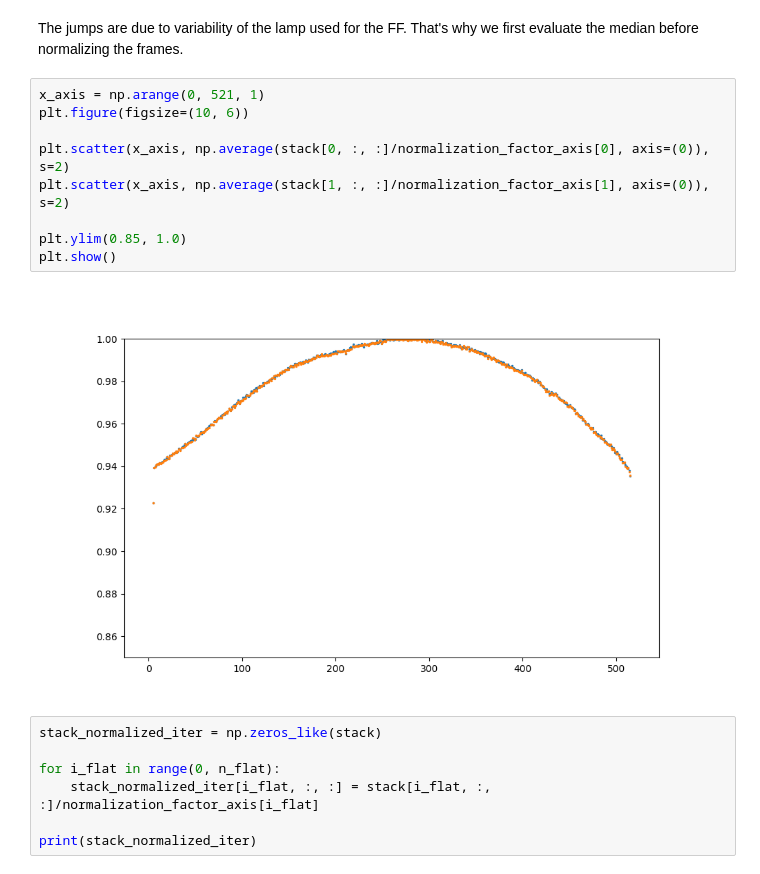
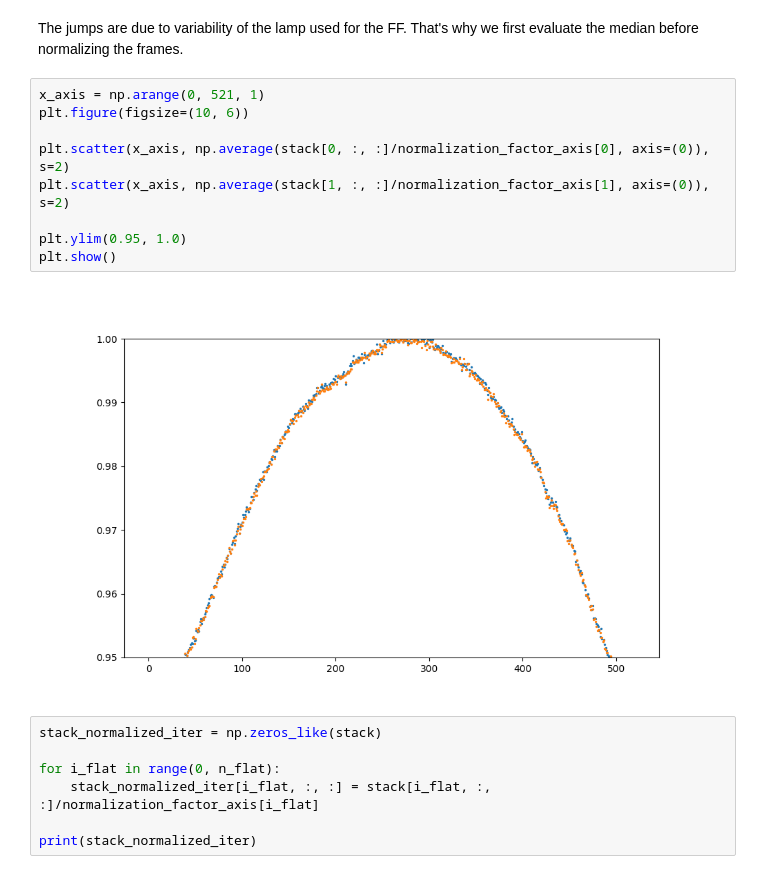
Before and after one commit to AstroMichele/AstroLab2-2024, a Jupyter notebook: flat.ipynb, the cells around one changed output. Cells and saved outputs as stored; diff of their text form.

```diff
--- a/flat.ipynb
+++ b/flat.ipynb
@@ -186,14 +186,14 @@ The jumps are due to variability of the lamp used for the FF. That's why we firs
 # %%
 x_axis = np.arange(0, 521, 1)
 plt.figure(figsize=(10, 6))
 
 plt.scatter(x_axis, np.average(stack[0, :, :]/normalization_factor_axis[0], axis=(0)), s=2)
 plt.scatter(x_axis, np.average(stack[1, :, :]/normalization_factor_axis[1], axis=(0)), s=2)
 
-plt.ylim(0.85, 1.0)
+plt.ylim(0.95, 1.0)
 plt.show()
 # %% [output]
-[figure, old version]
+[figure, new version]
 # %%
 stack_normalized_iter = np.zeros_like(stack)
 
```
